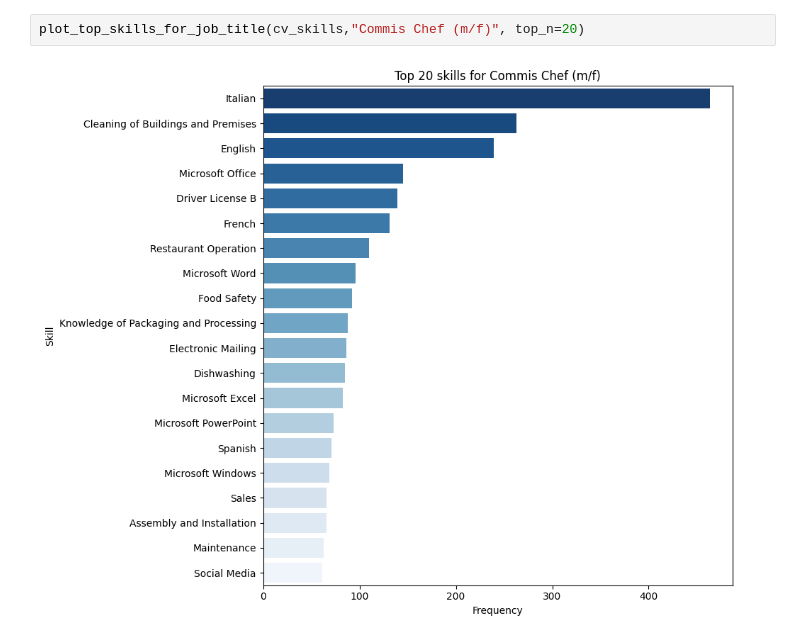
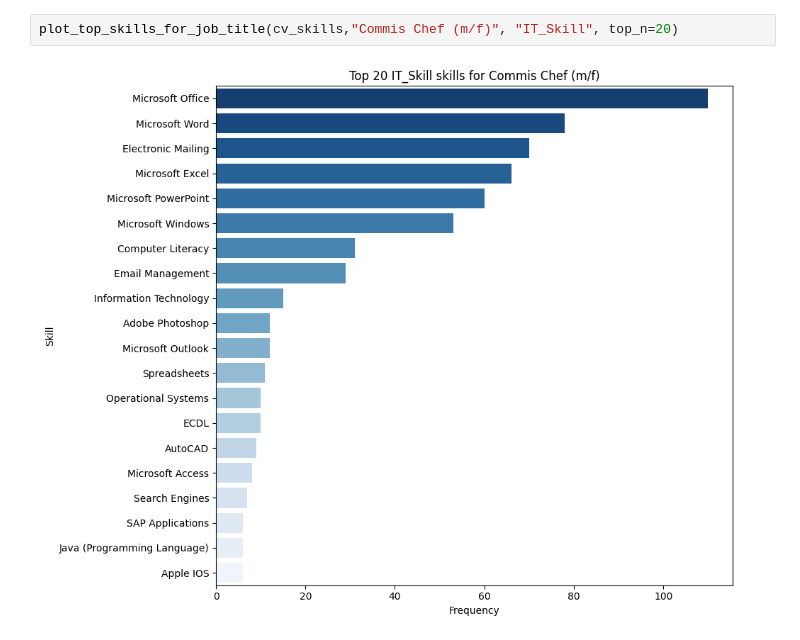
Before and after one commit to francescobaio/hiring_cv_bias, a Jupyter notebook: data_exploration.ipynb, the cells around one changed output. Cells and saved outputs as stored; diff of their text form.

```diff
--- a/data_exploration.ipynb
+++ b/data_exploration.ipynb
@@ -119,4 +119,4 @@ shape: (1_699, 3)
 # %%
-plot_top_skills_for_job_title(cv_skills,"Commis Chef (m/f)", top_n=20)
+plot_top_skills_for_job_title(cv_skills,"Commis Chef (m/f)", "IT_Skill", top_n=20)
 # %% [output]
-[figure, old version]
+[figure, new version]
```
Also changed, not shown: parts of 12 cells of this notebook, 4 other files.
